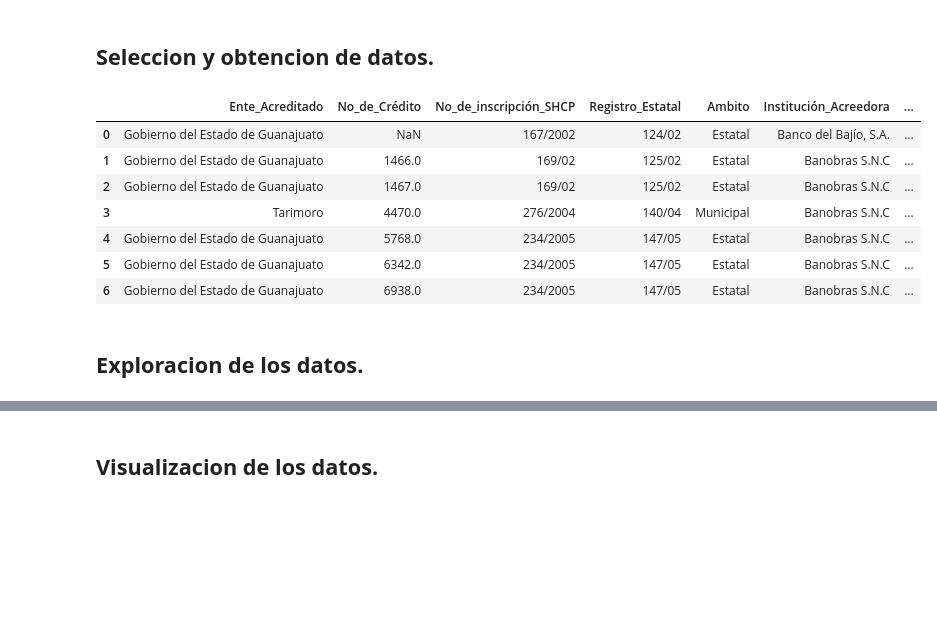
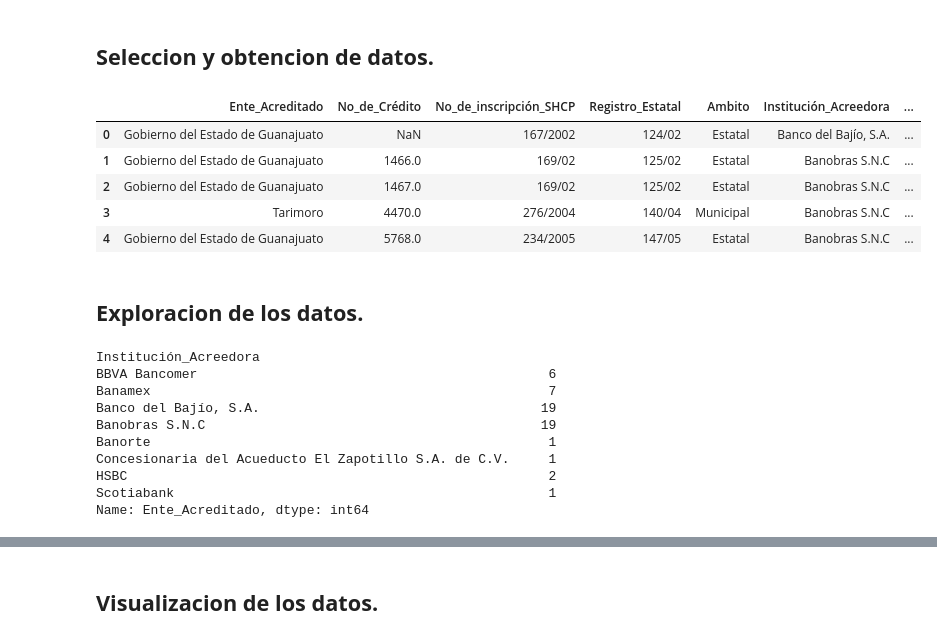
Before and after one commit to Edgar-La/hacking-civico, a Jupyter notebook: proyecto/proyecto-hacking-civico.ipynb, the cells around one changed output, grey strips where cells are left out. Drawn from its saved outputs; the diff is of its cells as text; code cells hidden in the pictures; blank space fills up the shorter version.

```diff
--- a/proyecto/proyecto-hacking-civico.ipynb
+++ b/proyecto/proyecto-hacking-civico.ipynb
@@ -29,20 +29,36 @@ nombre_archivo = 'deuda_publica.csv'
 Datos = pd.read_csv(nombre_archivo, encoding = 'latin-1')
 Datos.columns = Datos.columns.str.replace(' ', '_')
 Datos.columns = Datos.columns.str.replace('.', '')
-Datos.head(7)
-# %% [output]
-|  | Ente_Acreditado | No_de_Crédito | No_de_inscripción_SHCP | Registro_Estatal | Ambito | Institución_Acreedora | ... |
-| 0 | Gobierno del Estado de Guanajuato | NaN | 167/2002 | 124/02 | Estatal | Banco del Bajío, S.A. | ... |
-| 1 | Gobierno del Estado de Guanajuato | 1466.0 | 169/02 | 125/02 | Estatal | Banobras S.N.C | ... |
-| 2 | Gobierno del Estado de Guanajuato | 1467.0 | 169/02 | 125/02 | Estatal | Banobras S.N.C | ... |
-| 3 | Tarimoro | 4470.0 | 276/2004 | 140/04 | Municipal | Banobras S.N.C | ... |
-| 4 | Gobierno del Estado de Guanajuato | 5768.0 | 234/2005 | 147/05 | Estatal | Banobras S.N.C | ... |
-| 5 | Gobierno del Estado de Guanajuato | 6342.0 | 234/2005 | 147/05 | Estatal | Banobras S.N.C | ... |
-| 6 | Gobierno del Estado de Guanajuato | 6938.0 | 234/2005 | 147/05 | Estatal | Banobras S.N.C | ... |
+# %%
+for t in Datos.Monto_original_contratado_en_pesos:
+    Datos.Monto_original_contratado_en_pesos = Datos.Monto_original_contratado_en_pesos.str.replace('$', '')
+for t in Datos.Monto_dispuesto_en_pesos:
+    Datos.Monto_dispuesto_en_pesos = Datos.Monto_dispuesto_en_pesos.str.replace('$', '')
+for t in Datos.Saldo_en_pesos	:
+    Datos.Saldo_en_pesos	 = Datos.Saldo_en_pesos	.str.replace('$', '')
+Datos.head()
+# %% [output]
+|  | Ente_Acreditado | No_de_Crédito | No_de_inscripción_SHCP | Registro_Estatal | Ambito | Institución_Acreedora | ... |
+| 0 | Gobierno del Estado de Guanajuato | NaN | 167/2002 | 124/02 | Estatal | Banco del Bajío, S.A. | ... |
+| 1 | Gobierno del Estado de Guanajuato | 1466.0 | 169/02 | 125/02 | Estatal | Banobras S.N.C | ... |
+| 2 | Gobierno del Estado de Guanajuato | 1467.0 | 169/02 | 125/02 | Estatal | Banobras S.N.C | ... |
+| 3 | Tarimoro | 4470.0 | 276/2004 | 140/04 | Municipal | Banobras S.N.C | ... |
+| 4 | Gobierno del Estado de Guanajuato | 5768.0 | 234/2005 | 147/05 | Estatal | Banobras S.N.C | ... |
 # %% [markdown]
 ## __Exploracion de los datos.__
 # %%
 #Datos.groupby('Ente_Acreditado').sum()
-Datos.groupby('Institución_Acreedora').count()
+Datos.groupby('Institución_Acreedora').Ente_Acreditado.count()      #Filtrado por institucion acredora
 #Datos.query('Ente_Acreditado == "Guanajuato"').head()
+# %% [output]
+Institución_Acreedora
+BBVA Bancomer                                             6
+Banamex                                                   7
+Banco del Bajío, S.A.                                    19
+Banobras S.N.C                                           19
+Banorte                                                   1
+Concesionaria del Acueducto El Zapotillo S.A. de C.V.     1
+HSBC                                                      2
+Scotiabank                                                1
+Name: Ente_Acreditado, dtype: int64
 # %%
```
Also changed, not shown: parts of 4 cells of this notebook.
